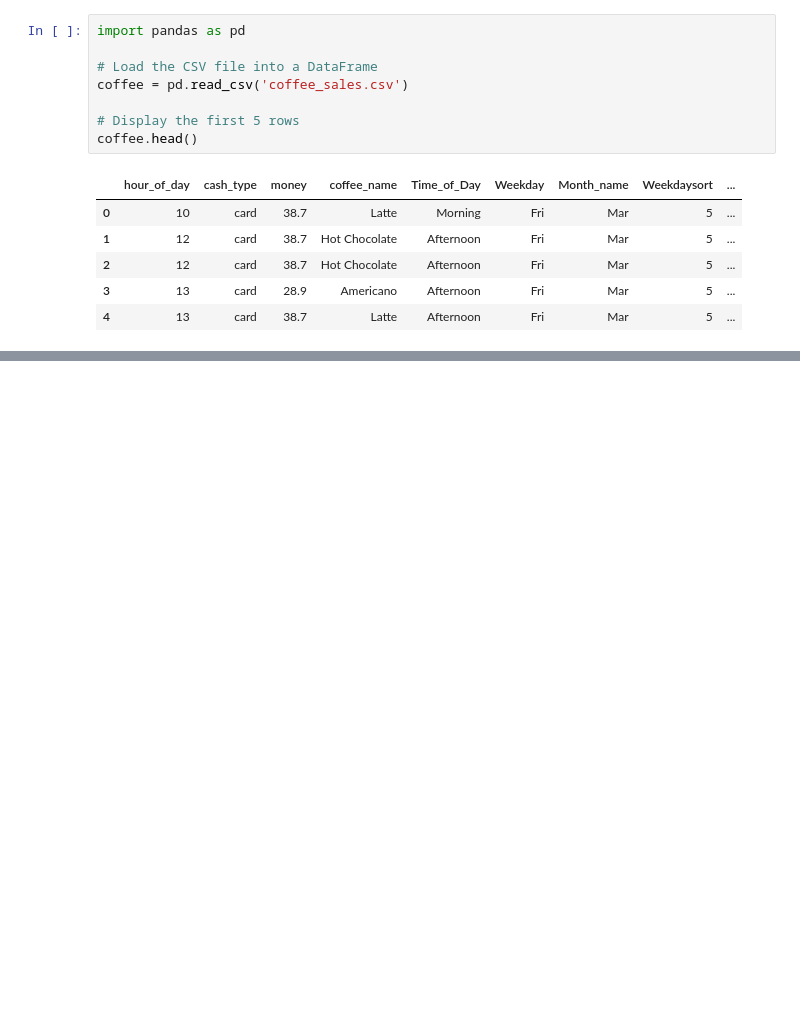
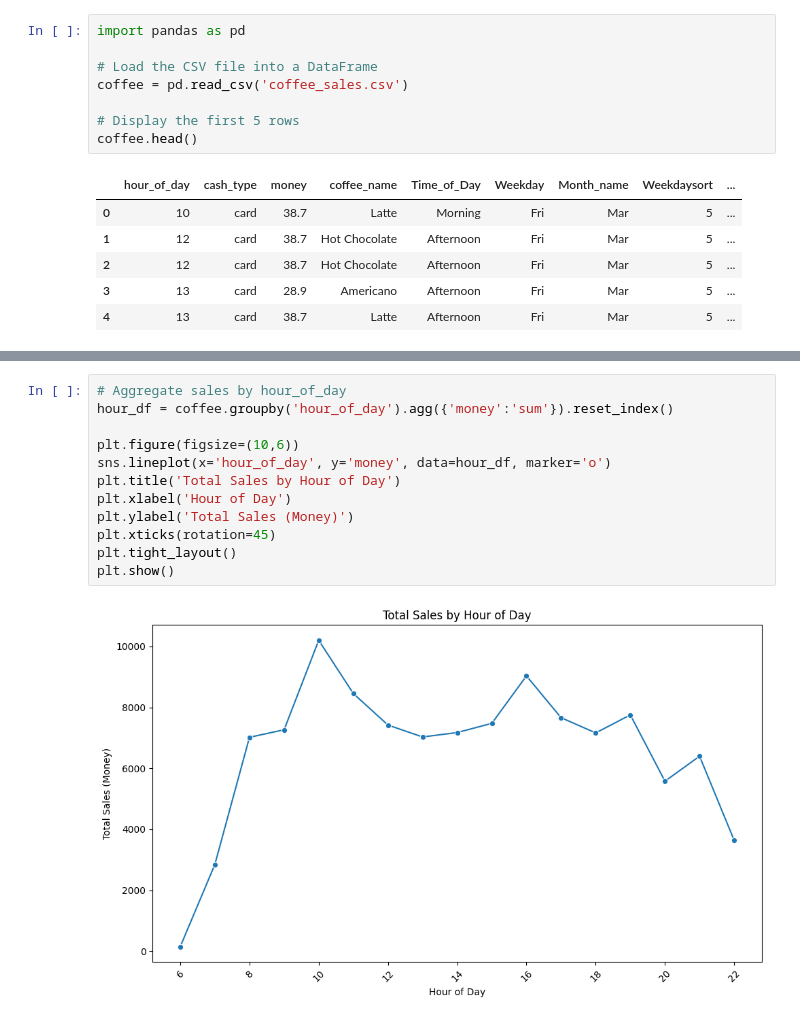
Before and after one commit to magjewel/capstone, a Jupyter notebook: coffee_sales.ipynb, the cells around one changed output, grey strips where cells are left out. Cells and saved outputs as stored; diff of their text form; blank space fills up the shorter version.

```diff
--- a/coffee_sales.ipynb
+++ b/coffee_sales.ipynb
@@ -68,0 +65,14 @@ None
+# %%
+# Aggregate sales by hour_of_day
+hour_df = coffee.groupby('hour_of_day').agg({'money':'sum'}).reset_index()
+
+plt.figure(figsize=(10,6))
+sns.lineplot(x='hour_of_day', y='money', data=hour_df, marker='o')
+plt.title('Total Sales by Hour of Day')
+plt.xlabel('Hour of Day')
+plt.ylabel('Total Sales (Money)')
+plt.xticks(rotation=45)
+plt.tight_layout()
+plt.show()
+# %% [output]
+[figure, added]
```
Also changed, not shown: parts of 6 cells of this notebook.
